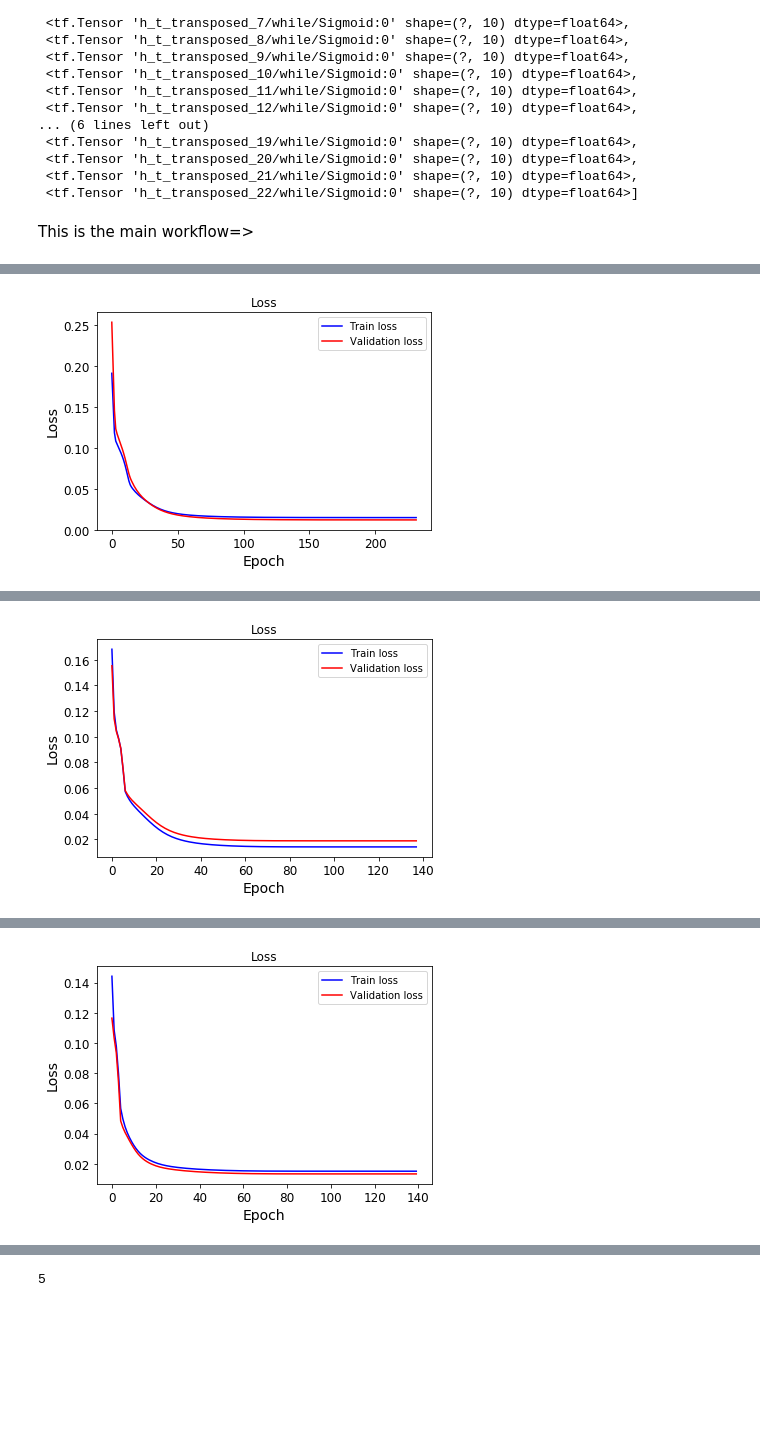
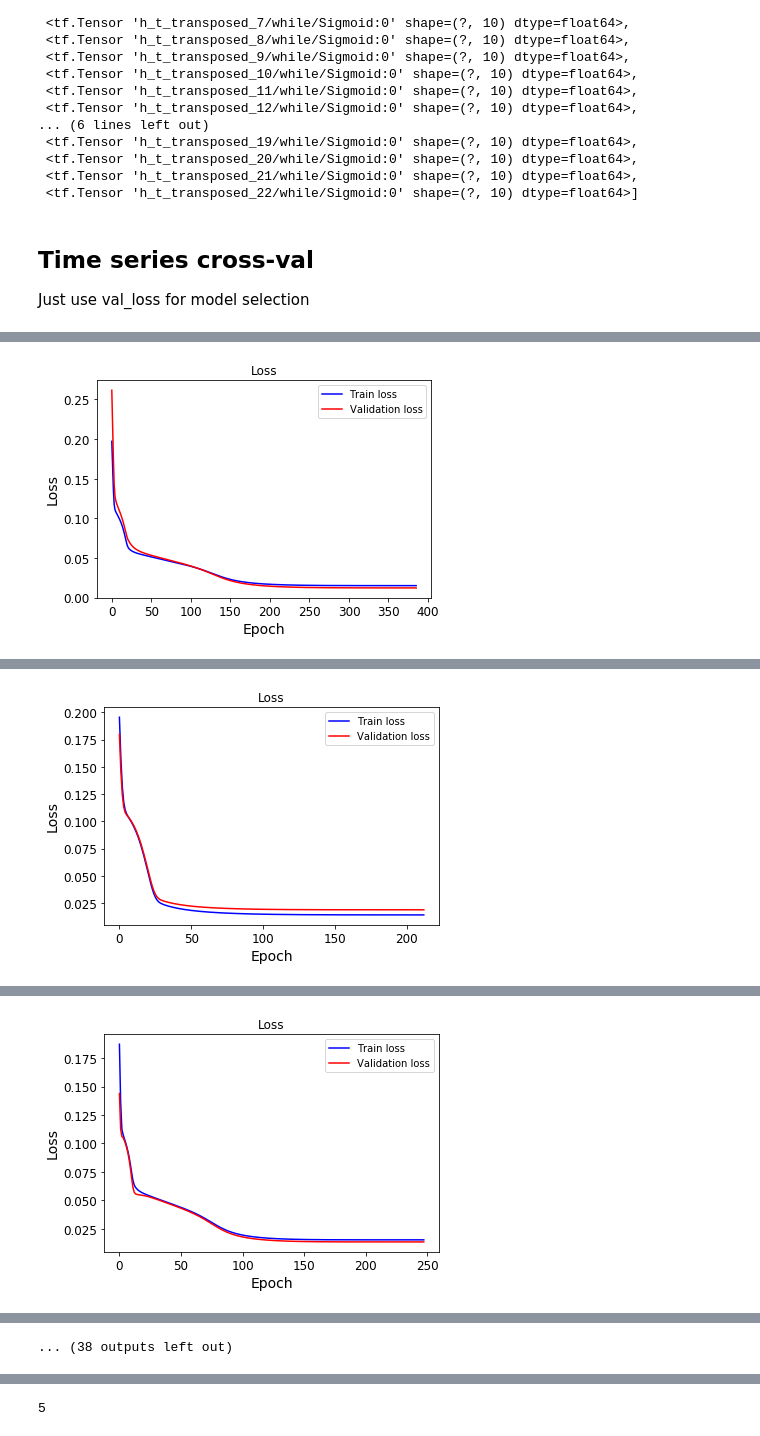
Before and after one commit to mfrdixon/alpha-RNN, a Jupyter notebook: Alpha_RNNs_regime_switching.ipynb, the cells around one changed output, grey strips where cells are left out. Cells and saved outputs as stored; diff of their text form; code cells hidden in the pictures; blank space fills up the shorter version.

```diff
--- a/Alpha_RNNs_regime_switching.ipynb
+++ b/Alpha_RNNs_regime_switching.ipynb
@@ -244,27 +246,28 @@ tf.get_collection('alpha_t')
   #MSE_test_alpha_std = np.math.sqrt(MSE_test_alpha/(n_splits-1))
   #print("MSE_train_alpha_std = " + str(MSE_train_alpha_std))
   #print("MSE_test_alpha_std = " + str(MSE_test_alpha_std))
-# %% [markdown]
-This is the main workflow=>
+# %% [markdown]
+## Time series cross-val
+
+Just use val_loss for model selection
 # %%
-models = []
-MSE_train = 0
-MSE_test = 0
 n_splits = 5
 tscv = TimeSeriesSplit(n_splits)
 hidden_sizes=[1,2,5,10,20]
 i=0
 val_losses=[]
-
-for train_fold, test_fold in tscv.split(x_train_reg):
+batch_size  = 100
+input_dimensions=1
+for hidden_size in hidden_sizes:
+ val_loss =0
+ for train_fold, test_fold in tscv.split(x_train_reg):
   x_train, x_test = x_train_reg[train_fold], x_train_reg[test_fold]
   y_train, y_test = y_train_reg[train_fold], y_train_reg[test_fold]
   session = tf.Session()
   # Add an additional layer on top of each of the hidden state outputs
-  alpharnn_t = simpleAlphaRNN(input_dimensions, hidden_sizes[i])
+  alpharnn_t = simpleAlphaRNN(input_dimensions, hidden_size)
   #models.append(train(alpharnn_t, x_train, x_test, y_train, y_test))
-  model, val_loss=train(session, alpharnn_t, x_train, x_test, y_train, y_test, max_epochs=2000, batch_size=int(100/n_splits))
-  val_losses.append(val_loss)
-  models.append(model)
-  i+=1
+  model, val_loss_=train(session, alpharnn_t, x_train, x_test, y_train, y_test, max_epochs=2000, batch_size=int(batch_size/n_splits))
+  val_loss+=val_loss_
+ val_losses.append(val_loss)
 # %% [output]
@@ -304,2 +310,2 @@ Epoch  200 / 2000 :     Training Loss: 0.01485  Validation Loss: 0.01201
 Early stopping
-[figure, old version]
+[figure, new version]
@@ -309,2 +317,2 @@ Epoch  100 / 2000 :     Training Loss: 0.01418  Validation Loss: 0.01892
 Early stopping
-[figure, old version]
+[figure, new version]
@@ -314,2 +324,2 @@ Epoch  100 / 2000 :     Training Loss: 0.01514  Validation Loss: 0.01334
 Early stopping
-[figure, old version]
+[figure, new version]
@@ -316 +337,2 @@ Early stopping
+... (38 outputs left out)
 # %% [markdown]
```
Also changed, not shown: parts of 9 cells of this notebook.
